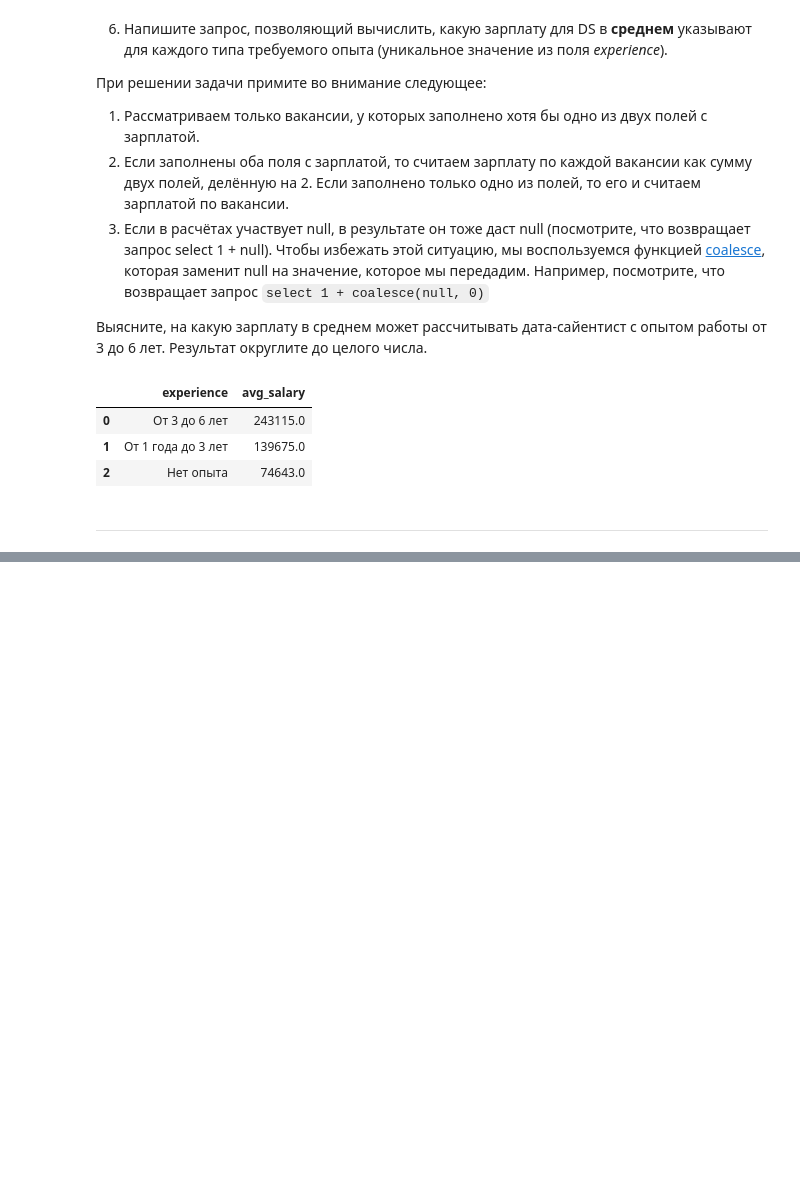
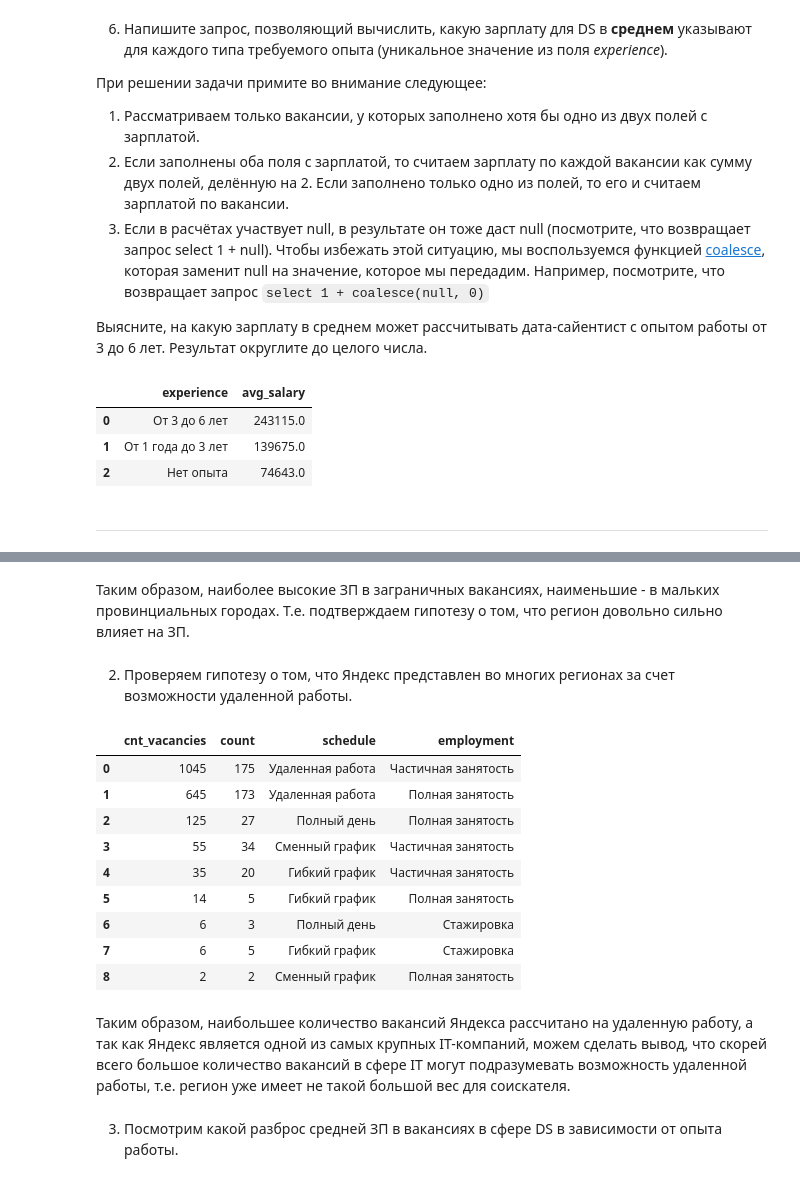
Before and after one commit to Daria26g/SF-HW, a Jupyter notebook: Project_2/Project_2_SQL_resume.ipynb, the cells around one changed output, grey strips where cells are left out. Saved outputs shown, nothing was run; the diff lists cells and outputs as text; code cells hidden in the pictures; blank space fills up the shorter version.

```diff
--- a/Project_2/Project_2_SQL_resume.ipynb
+++ b/Project_2/Project_2_SQL_resume.ipynb
@@ -703,0 +753,39 @@ display(df_6_6)
+# %% [markdown]
+Таким образом, наиболее высокие ЗП в заграничных вакансиях, наименьшие - в мальких провинциальных городах. Т.е. подтверждаем гипотезу о том, что регион довольно сильно влияет на ЗП.
+# %% [markdown]
+2. Проверяем гипотезу о том, что Яндекс представлен во многих регионах за счет возможности удаленной работы.
+# %%
+# текст запроса
+query = f'''
+select
+  count(v.id) cnt_vacancies, --считаем количество id (уникальный номер вакансии)
+  count(distinct v.area_id), --считаем количество регионов
+  v.schedule, --тип рабочего графика
+  v.employment --тип трудоустройства
+from VACANCIES v --таблица с вакансиями
+join EMPLOYERS e on e.id = v.employer_id
+where e.name = 'Яндекс' --фильтр по компании
+group by v.schedule, v.employment --группируем по типу рабочего графика и типу трудоустройства
+order by count(v.id) desc --сортируем по количеству в порядке убывания
+--offset 1 limit 1 --выводим вторую строку (не учитываем первую, после выводим одну строку)
+'''
+# %%
+# результат запроса
+df = pd.read_sql_query(query, connection)
+#выводим DF на экран
+display(df)
+# %% [output]
+|  | cnt_vacancies | count | schedule | employment |
+| 0 | 1045 | 175 | Удаленная работа | Частичная занятость |
+| 1 | 645 | 173 | Удаленная работа | Полная занятость |
+| 2 | 125 | 27 | Полный день | Полная занятость |
+| 3 | 55 | 34 | Сменный график | Частичная занятость |
+| 4 | 35 | 20 | Гибкий график | Частичная занятость |
+| 5 | 14 | 5 | Гибкий график | Полная занятость |
+| 6 | 6 | 3 | Полный день | Стажировка |
+| 7 | 6 | 5 | Гибкий график | Стажировка |
+| 8 | 2 | 2 | Сменный график | Полная занятость |
+# %% [markdown]
+Таким образом, наибольшее количество вакансий Яндекса рассчитано на удаленную работу, а так как Яндекс является одной из самых крупных IT-компаний, можем сделать вывод, что скорей всего большое количество вакансий в сфере IT могут подразумевать возможность удаленной работы, т.е. регион уже имеет не такой большой вес для соискателя.
+# %% [markdown]
+3. Посмотрим какой разброс средней ЗП в вакансиях в сфере DS в зависимости от опыта работы.
```
Also changed, not shown: parts of 20 cells of this notebook, 1 other file.
